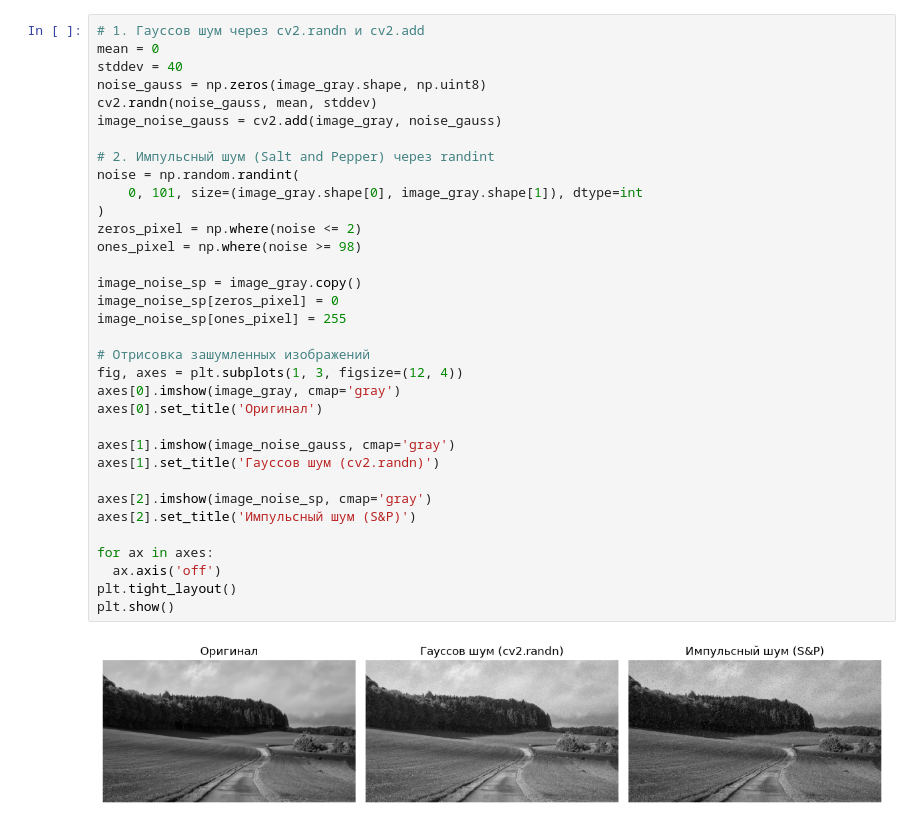
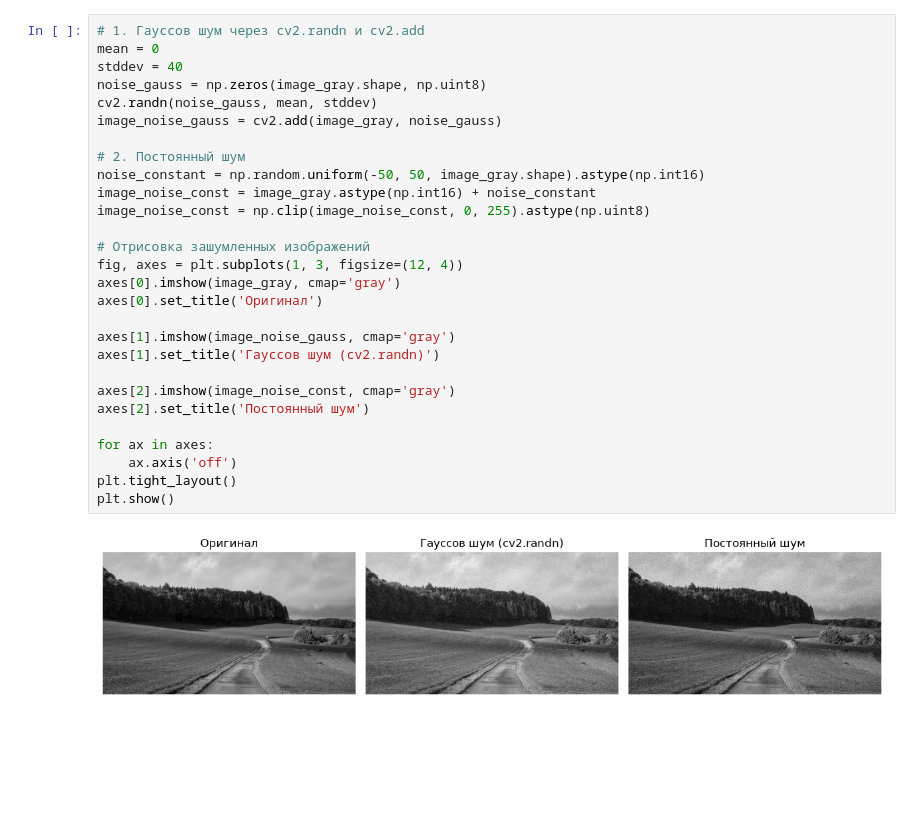
Before and after one commit to IntFxZen/image-processing, a Jupyter notebook: Second lab/Processing.ipynb, the cells around one changed output. Saved outputs shown, nothing was run; the diff lists cells and outputs as text; blank space fills up the shorter version.

Commit message:
fix: change noise types

```diff
--- a/Second lab/Processing.ipynb
+++ b/Second lab/Processing.ipynb
@@ -35,39 +34,33 @@ plt.show()
 # %%
 # 1. Гауссов шум через cv2.randn и cv2.add
 mean = 0
 stddev = 40
 noise_gauss = np.zeros(image_gray.shape, np.uint8)
 cv2.randn(noise_gauss, mean, stddev)
 image_noise_gauss = cv2.add(image_gray, noise_gauss)
 
-# 2. Импульсный шум (Salt and Pepper) через randint
-noise = np.random.randint(
-    0, 101, size=(image_gray.shape[0], image_gray.shape[1]), dtype=int
-)
-zeros_pixel = np.where(noise <= 2)
-ones_pixel = np.where(noise >= 98)
-
-image_noise_sp = image_gray.copy()
-image_noise_sp[zeros_pixel] = 0
-image_noise_sp[ones_pixel] = 255
+# 2. Постоянный шум
+noise_constant = np.random.uniform(-50, 50, image_gray.shape).astype(np.int16)
+image_noise_const = image_gray.astype(np.int16) + noise_constant
+image_noise_const = np.clip(image_noise_const, 0, 255).astype(np.uint8)
 
 # Отрисовка зашумленных изображений
 fig, axes = plt.subplots(1, 3, figsize=(12, 4))
 axes[0].imshow(image_gray, cmap='gray')
 axes[0].set_title('Оригинал')
 
 axes[1].imshow(image_noise_gauss, cmap='gray')
 axes[1].set_title('Гауссов шум (cv2.randn)')
 
-axes[2].imshow(image_noise_sp, cmap='gray')
-axes[2].set_title('Импульсный шум (S&P)')
+axes[2].imshow(image_noise_const, cmap='gray')
+axes[2].set_title('Постоянный шум')
 
 for ax in axes:
-  ax.axis('off')
+    ax.axis('off')
 plt.tight_layout()
 plt.show()
 # %% [output]
-[figure, old version]
+[figure, new version]
 # %%
 def evaluate_denoising(original, noisy, noise_name):
   # 4 фильтра с варьируемыми параметрами
```
Also changed, not shown: parts of 5 cells of this notebook.
